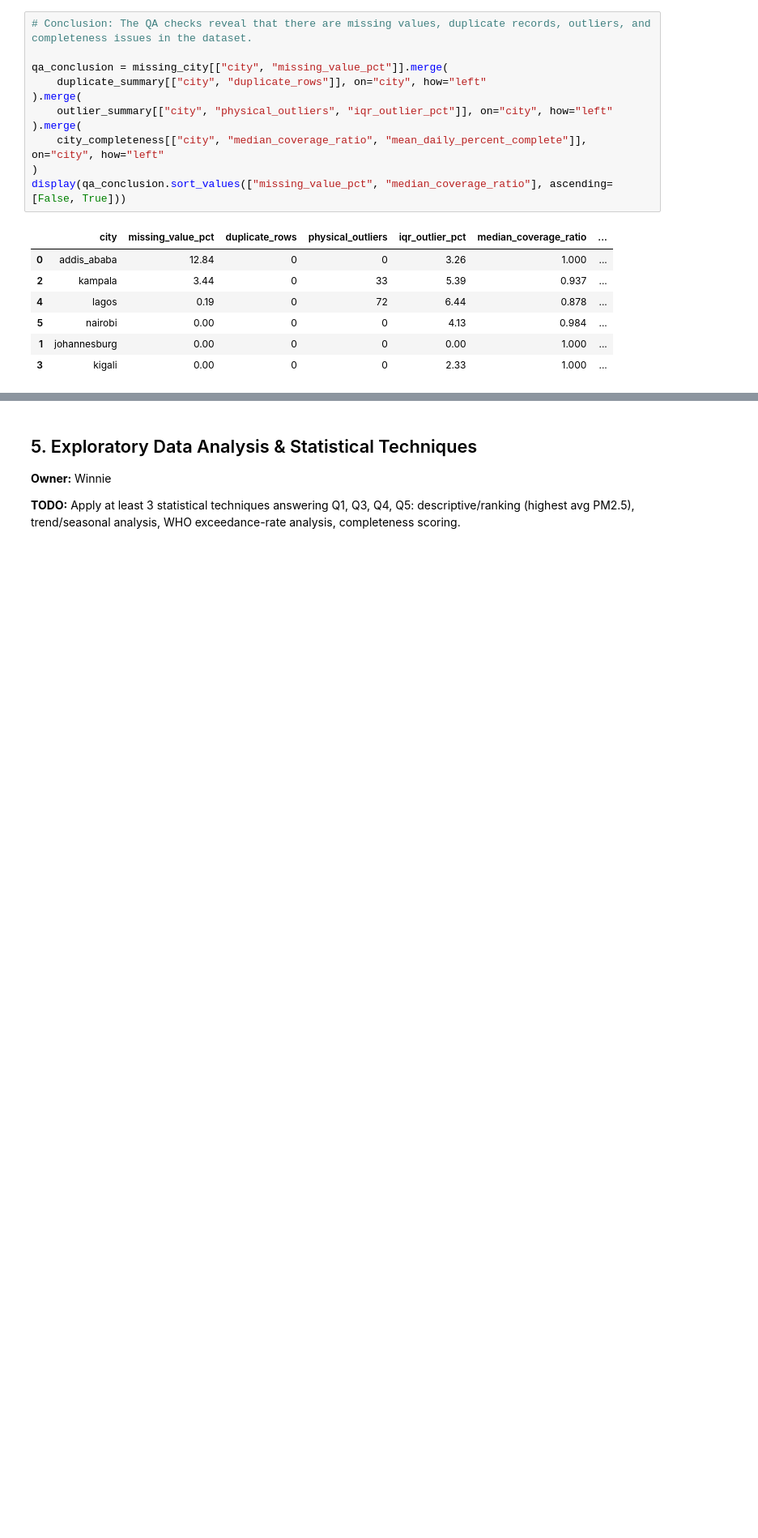
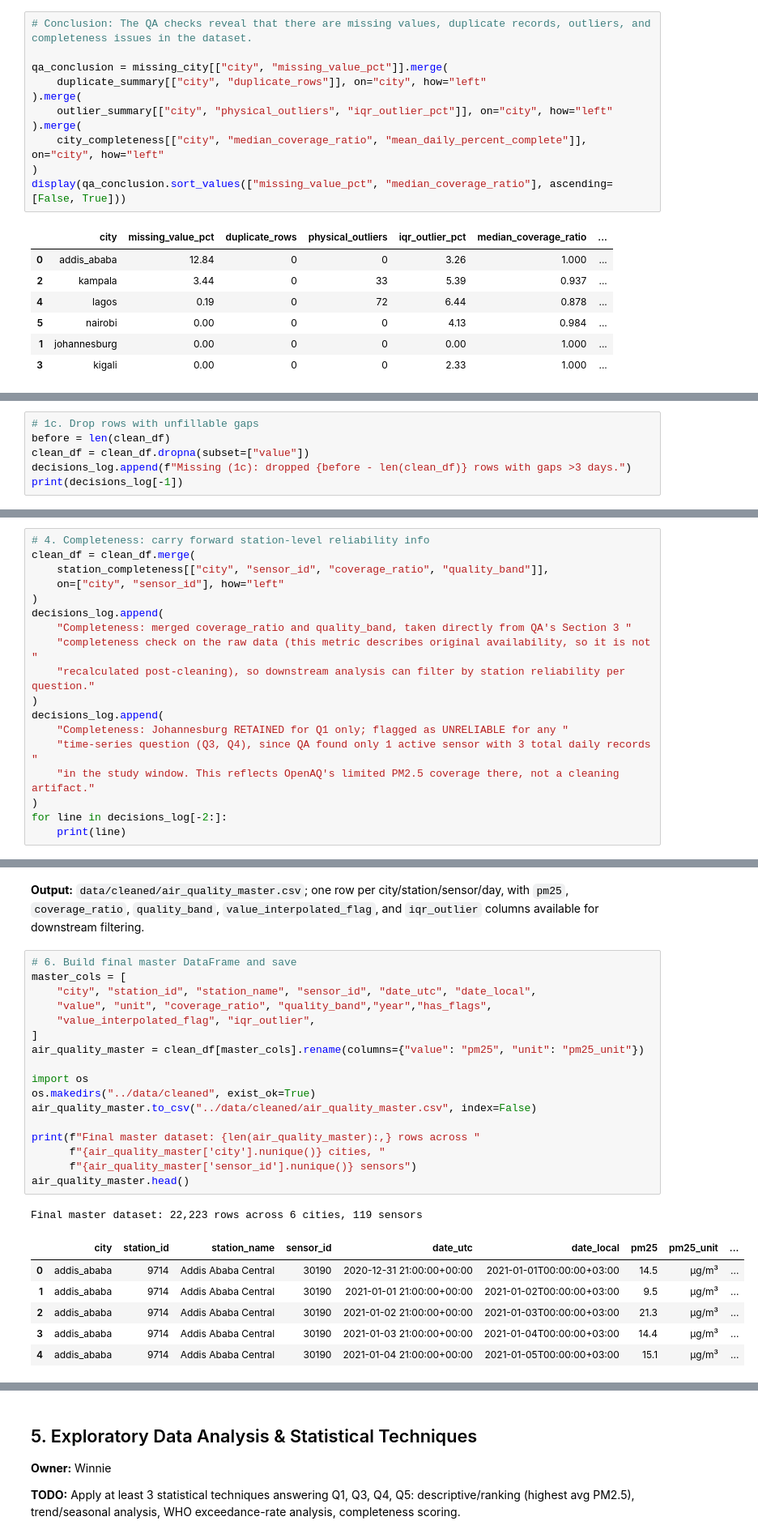
Before and after one commit to Simiyu-Gloria/air-quality-analysis-capstone, a Jupyter notebook: notebooks/analysis.ipynb, the cells around one changed output, grey strips where cells are left out. Shown at 81% size. Saved outputs shown, nothing was run; the diff lists cells and outputs as text; blank space fills up the shorter version.

Commit message:
cleaned and merged master air quality dataset

```diff
--- a/notebooks/analysis.ipynb
+++ b/notebooks/analysis.ipynb
@@ -488,0 +524,6 @@ display(qa_conclusion.sort_values(["missing_value_pct", "median_coverage_ratio"]
+# %%
+# 1c. Drop rows with unfillable gaps
+before = len(clean_df)
+clean_df = clean_df.dropna(subset=["value"])
+decisions_log.append(f"Missing (1c): dropped {before - len(clean_df)} rows with gaps >3 days.")
+print(decisions_log[-1])
@@ -488,0 +603,18 @@ display(qa_conclusion.sort_values(["missing_value_pct", "median_coverage_ratio"]
+# %%
+# 4. Completeness: carry forward station-level reliability info
+clean_df = clean_df.merge(
+    station_completeness[["city", "sensor_id", "coverage_ratio", "quality_band"]],
+    on=["city", "sensor_id"], how="left"
+)
+decisions_log.append(
+    "Completeness: merged coverage_ratio and quality_band, taken directly from QA's Section 3 "
+    "completeness check on the raw data (this metric describes original availability, so it is not "
+    "recalculated post-cleaning), so downstream analysis can filter by station reliability per question."
+)
+decisions_log.append(
+    "Completeness: Johannesburg RETAINED for Q1 only; flagged as UNRELIABLE for any "
+    "time-series question (Q3, Q4), since QA found only 1 active sensor with 3 total daily records "
+    "in the study window. This reflects OpenAQ's limited PM2.5 coverage there, not a cleaning artifact."
+)
+for line in decisions_log[-2:]:
+    print(line)
@@ -488,0 +643,29 @@ display(qa_conclusion.sort_values(["missing_value_pct", "median_coverage_ratio"]
+# %% [markdown]
+**Output:** `data/cleaned/air_quality_master.csv`; one row per city/station/sensor/day, with `pm25`,
+`coverage_ratio`, `quality_band`, `value_interpolated_flag`, and `iqr_outlier` columns available for
+downstream filtering.
+# %%
+# 6. Build final master DataFrame and save
+master_cols = [
+    "city", "station_id", "station_name", "sensor_id", "date_utc", "date_local",
+    "value", "unit", "coverage_ratio", "quality_band","year","has_flags",
+    "value_interpolated_flag", "iqr_outlier",
+]
+air_quality_master = clean_df[master_cols].rename(columns={"value": "pm25", "unit": "pm25_unit"})
+
+import os
+os.makedirs("../data/cleaned", exist_ok=True)
+air_quality_master.to_csv("../data/cleaned/air_quality_master.csv", index=False)
+
+print(f"Final master dataset: {len(air_quality_master):,} rows across "
+      f"{air_quality_master['city'].nunique()} cities, "
+      f"{air_quality_master['sensor_id'].nunique()} sensors")
+air_quality_master.head()
+# %% [output]
+Final master dataset: 22,223 rows across 6 cities, 119 sensors
+|  | city | station_id | station_name | sensor_id | date_utc | date_local | pm25 | pm25_unit | ... |
+| 0 | addis_ababa | 9714 | Addis Ababa Central | 30190 | 2020-12-31 21:00:00+00:00 | 2021-01-01T00:00:00+03:00 | 14.5 | µg/m³ | ... |
+| 1 | addis_ababa | 9714 | Addis Ababa Central | 30190 | 2021-01-01 21:00:00+00:00 | 2021-01-02T00:00:00+03:00 | 9.5 | µg/m³ | ... |
+| 2 | addis_ababa | 9714 | Addis Ababa Central | 30190 | 2021-01-02 21:00:00+00:00 | 2021-01-03T00:00:00+03:00 | 21.3 | µg/m³ | ... |
+| 3 | addis_ababa | 9714 | Addis Ababa Central | 30190 | 2021-01-03 21:00:00+00:00 | 2021-01-04T00:00:00+03:00 | 14.4 | µg/m³ | ... |
+| 4 | addis_ababa | 9714 | Addis Ababa Central | 30190 | 2021-01-04 21:00:00+00:00 | 2021-01-05T00:00:00+03:00 | 15.1 | µg/m³ | ... |
```
Also changed, not shown: parts of 17 cells of this notebook, 1 other file.
